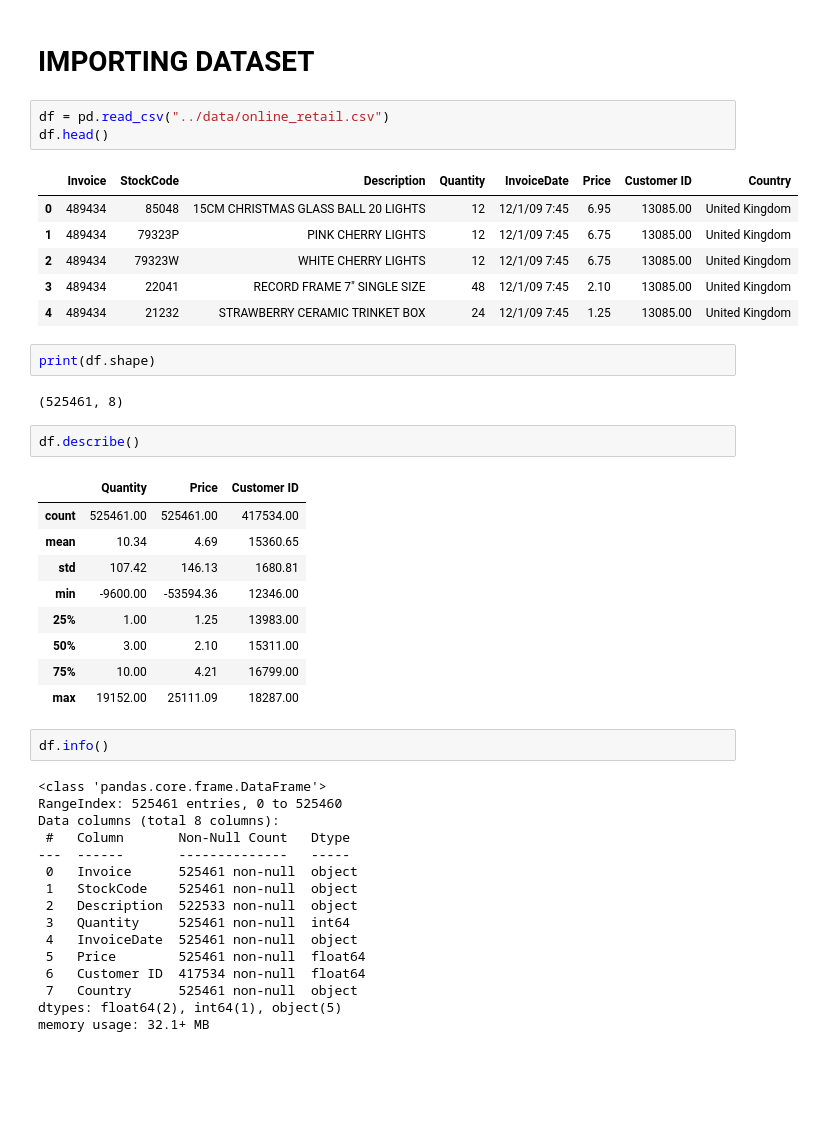
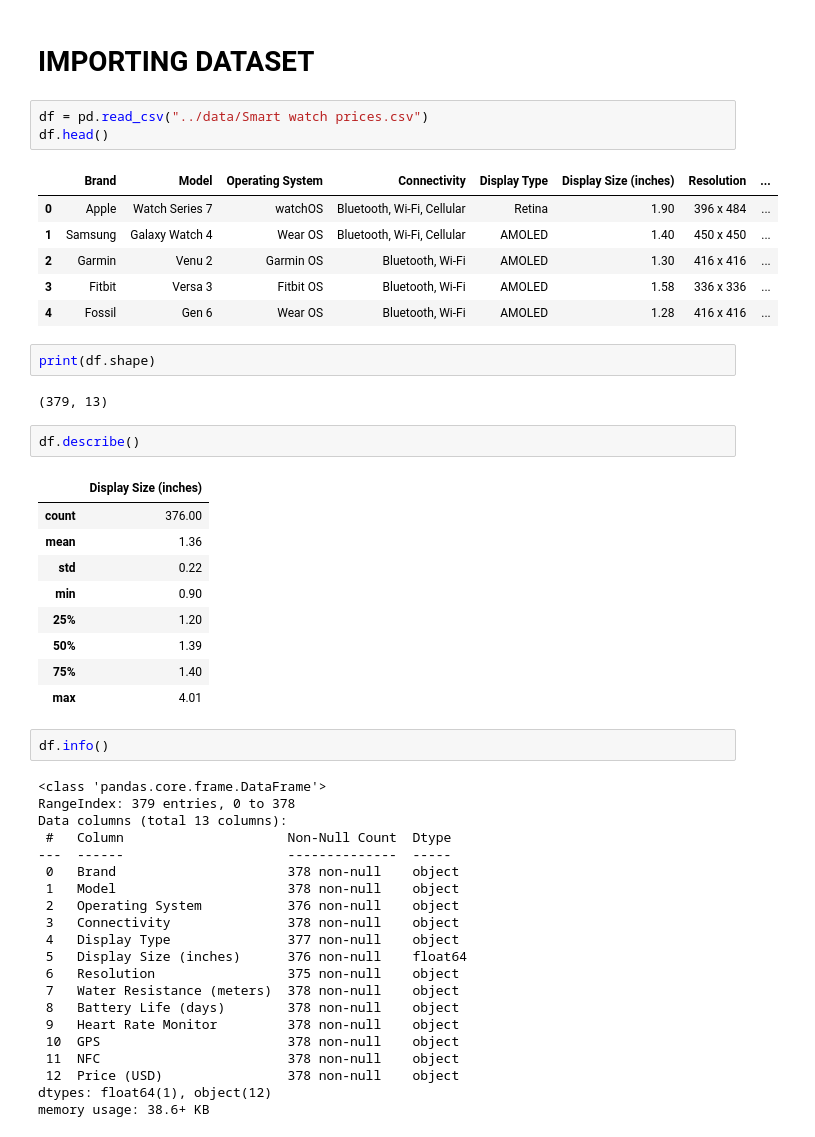
Before and after one commit to Eddythemachine/Understand_Customers_with_KMeans_Clustering, a Jupyter notebook: notebooks/eda.ipynb, the cells around one changed output. Cells and saved outputs as stored; diff of their text form; blank space fills up the shorter version.

```diff
--- a/notebooks/eda.ipynb
+++ b/notebooks/eda.ipynb
@@ -20,49 +20,54 @@ pd.set_option('display.max_columns', 999)
 # %% [markdown]
 # IMPORTING DATASET
 # %%
-df = pd.read_csv("../data/online_retail.csv")
+df = pd.read_csv("../data/Smart watch prices.csv")
 df.head()
 # %% [output]
-|  | Invoice | StockCode | Description | Quantity | InvoiceDate | Price | Customer ID | Country |
-| 0 | 489434 | 85048 | 15CM CHRISTMAS GLASS BALL 20 LIGHTS | 12 | 12/1/09 7:45 | 6.95 | 13085.00 | United Kingdom |
-| 1 | 489434 | 79323P | PINK CHERRY LIGHTS | 12 | 12/1/09 7:45 | 6.75 | 13085.00 | United Kingdom |
-| 2 | 489434 | 79323W | WHITE CHERRY LIGHTS | 12 | 12/1/09 7:45 | 6.75 | 13085.00 | United Kingdom |
-| 3 | 489434 | 22041 | RECORD FRAME 7" SINGLE SIZE | 48 | 12/1/09 7:45 | 2.10 | 13085.00 | United Kingdom |
-| 4 | 489434 | 21232 | STRAWBERRY CERAMIC TRINKET BOX | 24 | 12/1/09 7:45 | 1.25 | 13085.00 | United Kingdom |
+|  | Brand | Model | Operating System | Connectivity | Display Type | Display Size (inches) | Resolution | ... |
+| 0 | Apple | Watch Series 7 | watchOS | Bluetooth, Wi-Fi, Cellular | Retina | 1.90 | 396 x 484 | ... |
+| 1 | Samsung | Galaxy Watch 4 | Wear OS | Bluetooth, Wi-Fi, Cellular | AMOLED | 1.40 | 450 x 450 | ... |
+| 2 | Garmin | Venu 2 | Garmin OS | Bluetooth, Wi-Fi | AMOLED | 1.30 | 416 x 416 | ... |
+| 3 | Fitbit | Versa 3 | Fitbit OS | Bluetooth, Wi-Fi | AMOLED | 1.58 | 336 x 336 | ... |
+| 4 | Fossil | Gen 6 | Wear OS | Bluetooth, Wi-Fi | AMOLED | 1.28 | 416 x 416 | ... |
 # %%
 print(df.shape)
 # %% [output]
-(525461, 8)
+(379, 13)
 # %%
 df.describe()
 # %% [output]
-|  | Quantity | Price | Customer ID |
-| count | 525461.00 | 525461.00 | 417534.00 |
-| mean | 10.34 | 4.69 | 15360.65 |
-| std | 107.42 | 146.13 | 1680.81 |
-| min | -9600.00 | -53594.36 | 12346.00 |
-| 25% | 1.00 | 1.25 | 13983.00 |
-| 50% | 3.00 | 2.10 | 15311.00 |
-| 75% | 10.00 | 4.21 | 16799.00 |
-| max | 19152.00 | 25111.09 | 18287.00 |
+|  | Display Size (inches) |
+| count | 376.00 |
+| mean | 1.36 |
+| std | 0.22 |
+| min | 0.90 |
+| 25% | 1.20 |
+| 50% | 1.39 |
+| 75% | 1.40 |
+| max | 4.01 |
 # %%
 df.info()
 # %% [output]
 <class 'pandas.core.frame.DataFrame'>
-RangeIndex: 525461 entries, 0 to 525460
-Data columns (total 8 columns):
- #   Column       Non-Null Count   Dtype
----  ------       --------------   -----
- 0   Invoice      525461 non-null  object
- 1   StockCode    525461 non-null  object
- 2   Description  522533 non-null  object
- 3   Quantity     525461 non-null  int64
- 4   InvoiceDate  525461 non-null  object
- 5   Price        525461 non-null  float64
- 6   Customer ID  417534 non-null  float64
- 7   Country      525461 non-null  object
-dtypes: float64(2), int64(1), object(5)
-memory usage: 32.1+ MB
+RangeIndex: 379 entries, 0 to 378
+Data columns (total 13 columns):
+ #   Column                     Non-Null Count  Dtype
+---  ------                     --------------  -----
+ 0   Brand                      378 non-null    object
+ 1   Model                      378 non-null    object
+ 2   Operating System           376 non-null    object
+ 3   Connectivity               378 non-null    object
+ 4   Display Type               377 non-null    object
+ 5   Display Size (inches)      376 non-null    float64
+ 6   Resolution                 375 non-null    object
+ 7   Water Resistance (meters)  378 non-null    object
+ 8   Battery Life (days)        378 non-null    object
+ 9   Heart Rate Monitor         378 non-null    object
+ 10  GPS                        378 non-null    object
+ 11  NFC                        378 non-null    object
+ 12  Price (USD)                378 non-null    object
+dtypes: float64(1), object(12)
+memory usage: 38.6+ KB
 # %%
 df.describe(include='object')
 # %% [output]
```
Also changed, not shown: parts of 13 cells of this notebook, 2 other files.
